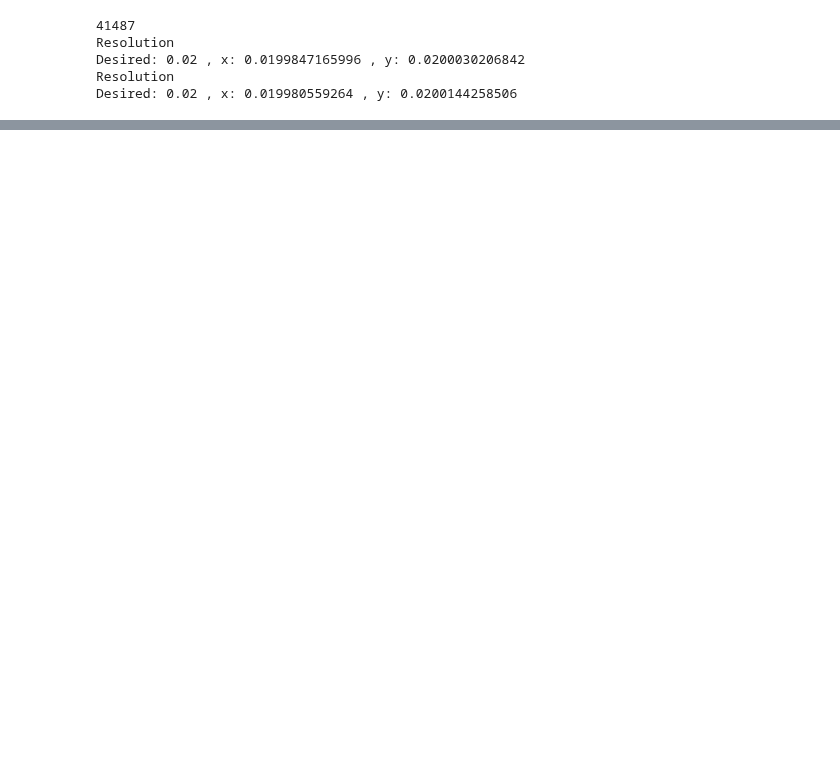
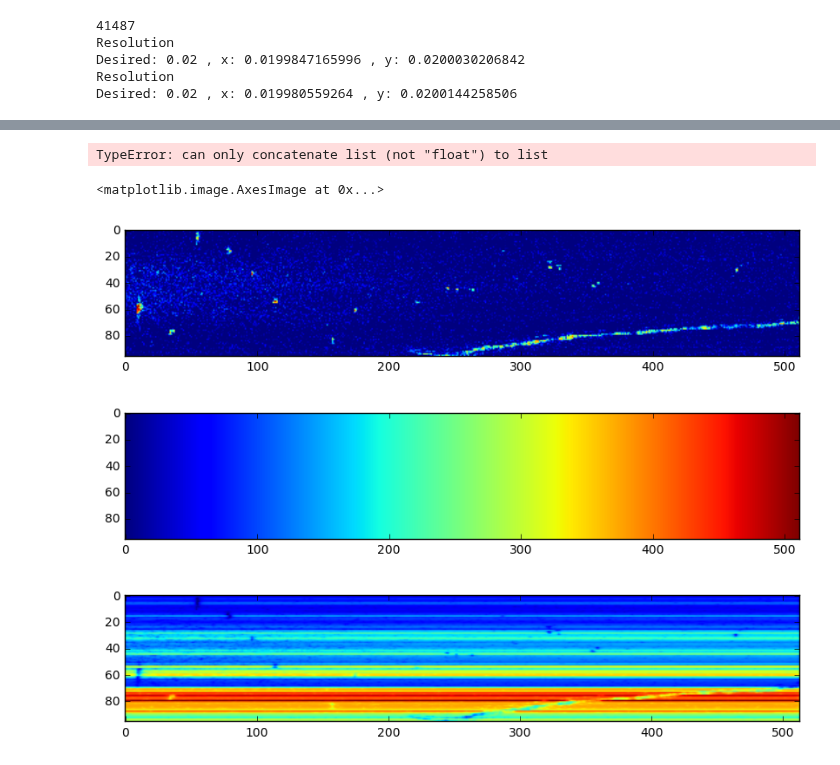
Before and after one commit to pvazteixeira/multibeam, a Jupyter notebook: feature-potts-dev.ipynb, the cells around one changed output, grey strips where cells are left out. Drawn from its saved outputs; the diff is of its cells as text; code cells hidden in the pictures; blank space fills up the shorter version.

```diff
--- a/feature-potts-dev.ipynb
+++ b/feature-potts-dev.ipynb
@@ -209,5 +173,0 @@ void:   2.57723952326
-# %%
-x = np.array([1, 2, 3, 4, 5])
-a = np.roll(x,-1)
-a[-1] = a[-2]
-print a
@@ -216,9 +173,0 @@ print a
-# %%
-x = np.ones((10,10))
-l = np.ones((10,10))
-l[:,1] = 2
-l[:,2] = 4
-print l
-s = 0.33*np.ones((10,10))
-y = cauchy.pdf(x, loc=l, scale = s)
-print y
@@ -242,0 +174,56 @@ print y
+# %%
+# %%timeit
+
+c_scale = 2.0
+
+# empty beams will square-integrate to < 0.1
+# beams with returns will integrate to > 0.2
+# plt.plot(np.sum(np.square(img),axis=0))
+
+# for i in range(0, 512):
+#     u0[i,:] = np.sum(np.square(img - cauchy.pdf(x, loc=i+0.0, scale = c_scale)),axis=0)
+
+i=range(0,512)
+u0[i,:] = np.sum(np.square(img - cauchy.pdf(x, loc=i+0.0, scale = c_scale)),axis=0)
+
+
+a = cauchy.pdf(x, loc = x, scale =c_scale)
+# print a.shape
+
+plt.figure()
+plt.imshow(u0.transpose())
+plt.figure()
+plt.imshow(a.transpose())
+# %% [output]
+TypeError: can only concatenate list (not "float") to list
+# %%
+plt.figure(figsize=(10,10))
+plt.imshow(img.transpose())
+
+x = np.arange(0.0,512.0, 1.0)
+x.shape = (512,1)
+x = np.tile(x,(1,96))
+plt.figure(figsize=(10,10))
+plt.imshow(x.transpose())
+
+for i in range(0, 512):
+    u0[i,:] = np.sum(np.square(img - cauchy.pdf(x, loc=i+0.0, scale = c_scale)),axis=0)
+
+plt.figure(figsize=(10,10))
+plt.imshow(u0.transpose())
+
+# midx = np.argmax(img, axis=0) # return max location per row
+# midx.shape = (1,96)
+# print x.shape
+# xv = x
+# xv.shape =(512,96,1)
+# xv = np.tile(x,(1,1,512))
+# print xv.shape
+# a = cauchy.pdf(xv, loc=x, scale = c_scale)
+    u0[i,:] = np.sum(np.square(img - cauchy.pdf(x, loc=i+0.0, scale = c_scale)),axis=0)
+# print a.shape
+# %% [output]
+<matplotlib.image.AxesImage at 0x...>
+[figure, added]
+[figure, added]
+[figure, added]
```
Also changed, not shown: parts of 10 cells of this notebook, 1 other file.
